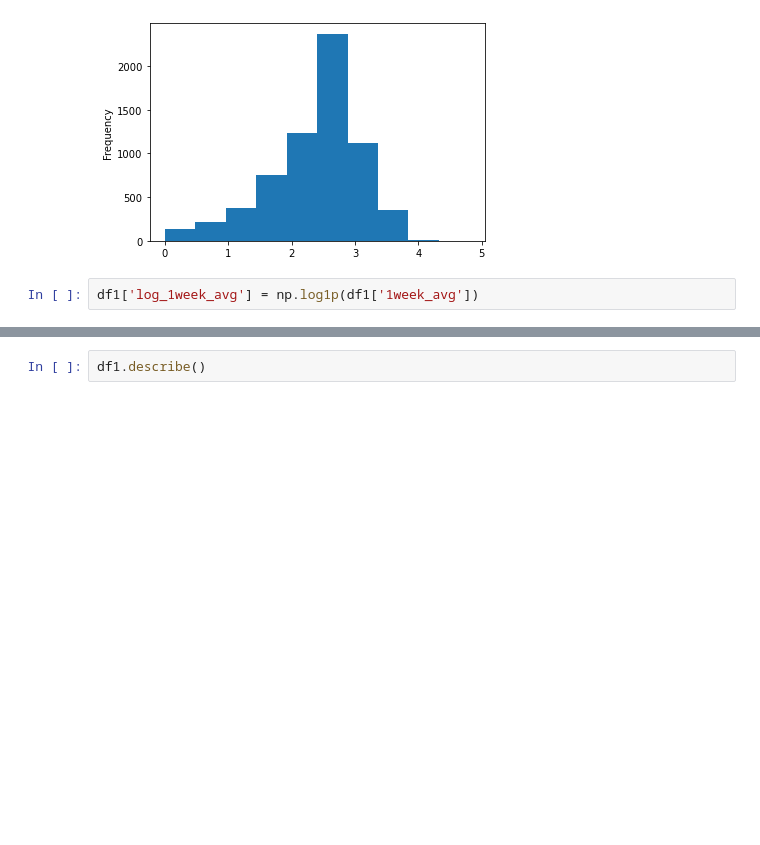
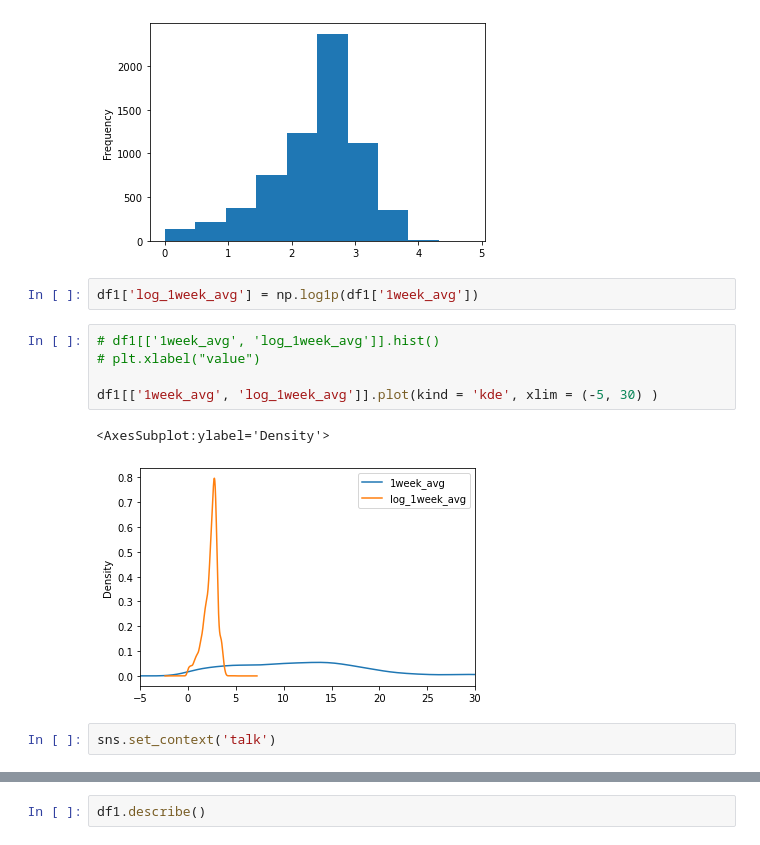
Before and after one commit to morganhof/teamwork_aq_n_walkability, a Jupyter notebook: 02_EDA_Steven.ipynb, the cells around one changed output, grey strips where cells are left out. Drawn from its saved outputs; the diff is of its cells as text; blank space fills up the shorter version.

Commit message:
Added air quality histograms

```diff
--- a/02_EDA_Steven.ipynb
+++ b/02_EDA_Steven.ipynb
@@ -443,3 +443,13 @@ np.log1p(df1['1week_avg']).plot(kind = 'hist')
 [figure]
 # %%
 df1['log_1week_avg'] = np.log1p(df1['1week_avg'])
+# %%
+# df1[['1week_avg', 'log_1week_avg']].hist()
+# plt.xlabel("value")
+
+df1[['1week_avg', 'log_1week_avg']].plot(kind = 'kde', xlim = (-5, 30) )
+# %% [output]
+<AxesSubplot:ylabel='Density'>
+[figure, added]
+# %%
+sns.set_context('talk')
```
Also changed, not shown: parts of 2 cells of this notebook.
